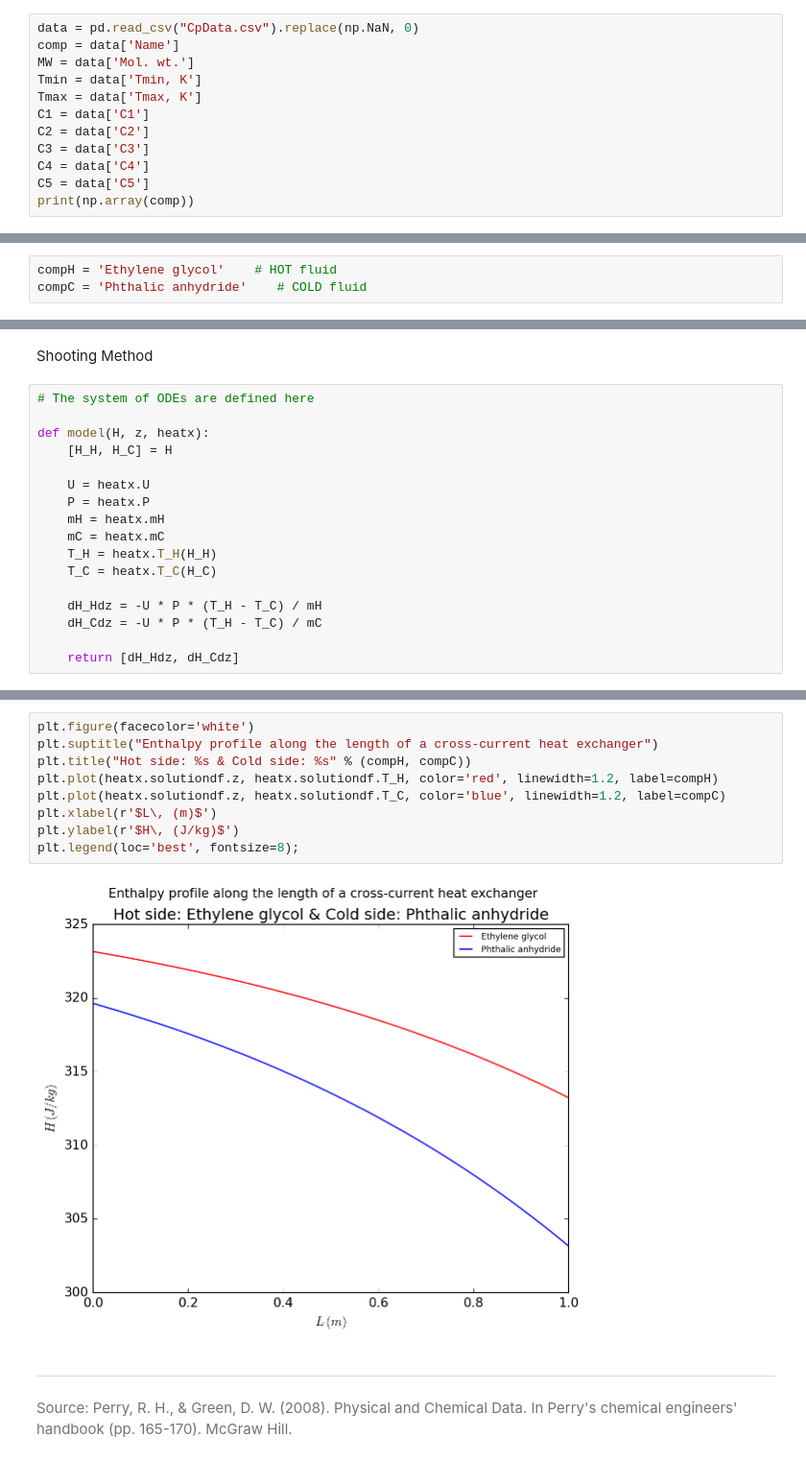
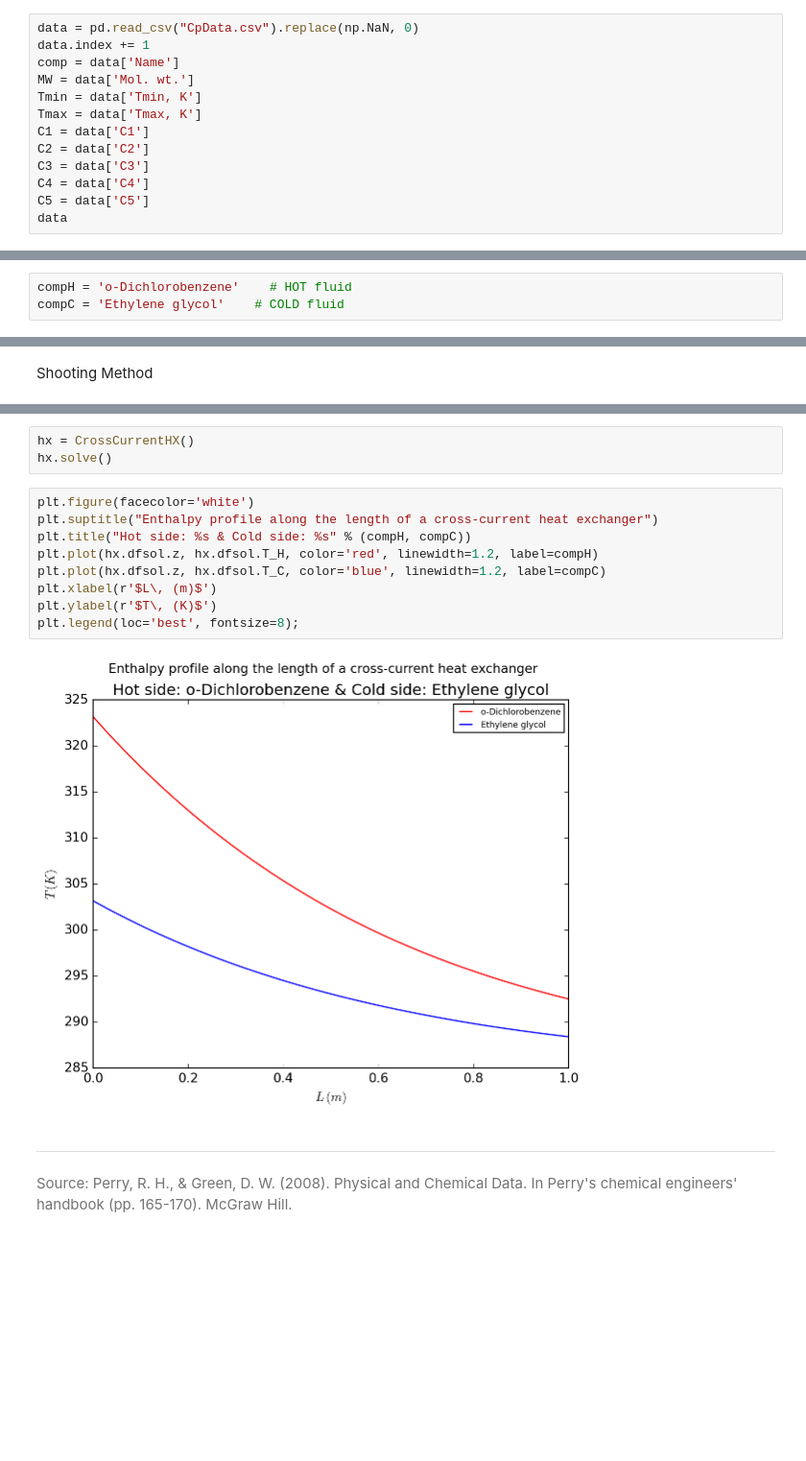
Before and after one commit to aakanksha-gubbala/processSimulation, a Jupyter notebook: Assignment 4/Assignment-4.ipynb, the cells around one changed output, grey strips where cells are left out. Shown: that part at 96% size. Drawn from its saved outputs; the diff is of its cells as text; blank space fills up the shorter version.

```diff
--- a/Assignment 4/Assignment-4.ipynb
+++ b/Assignment 4/Assignment-4.ipynb
@@ -31,6 +31,7 @@ style.use("classic")
 <p style="font-family:futura;">List of compounds</p>
 # %%
 data = pd.read_csv("CpData.csv").replace(np.NaN, 0)
+data.index += 1
 comp = data['Name']
 MW = data['Mol. wt.']
 Tmin = data['Tmin, K']
@@ -40,5 +41,5 @@ C2 = data['C2']
 C3 = data['C3']
 C4 = data['C4']
 C5 = data['C5']
-print(np.array(comp))
+data
 # %% [output]
@@ -62,6 +59,6 @@ print(np.array(comp))
 # %%
-compH = 'Ethylene glycol'    # HOT fluid
-compC = 'Phthalic anhydride'    # COLD fluid
+compH = 'o-Dichlorobenzene'    # HOT fluid
+compC = 'Ethylene glycol'    # COLD fluid
 # %%
 iH = comp.index[comp == compH].tolist()[0]
 iC = comp.index[comp == compC].tolist()[0]
@@ -100,20 +96,3 @@ plt.legend(loc='best', fontsize=8);
 # %% [markdown]
 <p style="font-family:futura;">Shooting Method</p>
-# %%
-# The system of ODEs are defined here
-
-def model(H, z, heatx):
-    [H_H, H_C] = H
-
-    U = heatx.U
-    P = heatx.P
-    mH = heatx.mH
-    mC = heatx.mC
-    T_H = heatx.T_H(H_H)
-    T_C = heatx.T_C(H_C)
-
-    dH_Hdz = -U * P * (T_H - T_C) / mH
-    dH_Cdz = -U * P * (T_H - T_C) / mC
-
-    return [dH_Hdz, dH_Cdz]
 # %%
@@ -172,14 +152,17 @@ heatx.solve()
+# %%
+hx = CrossCurrentHX()
+hx.solve()
 # %%
 plt.figure(facecolor='white')
 plt.suptitle("Enthalpy profile along the length of a cross-current heat exchanger")
 plt.title("Hot side: %s & Cold side: %s" % (compH, compC))
-plt.plot(heatx.solutiondf.z, heatx.solutiondf.T_H, color='red', linewidth=1.2, label=compH)
-plt.plot(heatx.solutiondf.z, heatx.solutiondf.T_C, color='blue', linewidth=1.2, label=compC)
+plt.plot(hx.dfsol.z, hx.dfsol.T_H, color='red', linewidth=1.2, label=compH)
+plt.plot(hx.dfsol.z, hx.dfsol.T_C, color='blue', linewidth=1.2, label=compC)
 plt.xlabel(r'$L\, (m)$')
-plt.ylabel(r'$H\, (J/kg)$')
+plt.ylabel(r'$T\, (K)$')
 plt.legend(loc='best', fontsize=8);
 # %% [output]
-[figure, old version]
+[figure, new version]
 # %% [markdown]
 ---
 <p style="color:#737373; font-family:futura;">Source: Perry, R. H., &amp; Green, D. W. (2008). Physical and Chemical Data. In Perry's chemical engineers' handbook (pp. 165-170). McGraw Hill.</p>
```
Also changed, not shown: parts of 6 cells of this notebook.
